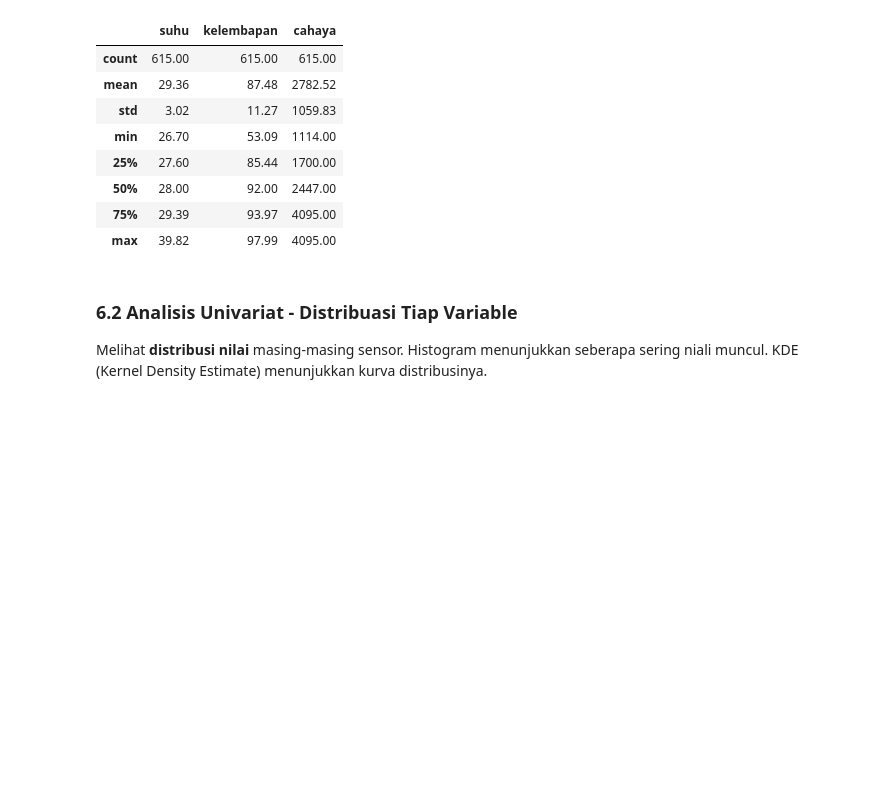
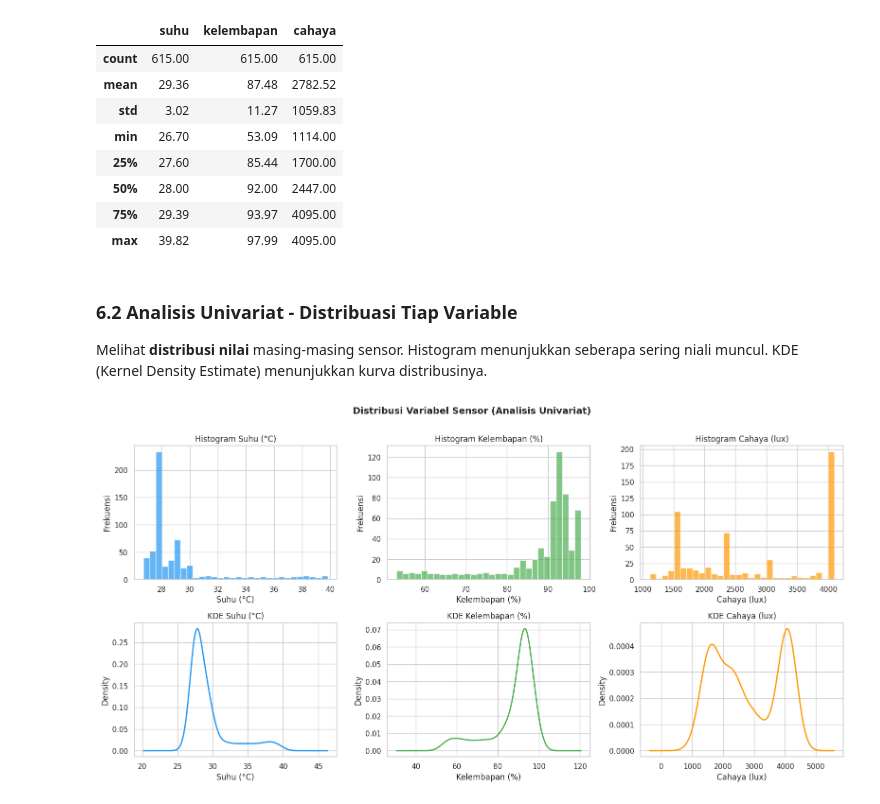
Before and after one commit to delafajarmulia/suhu-detector-ai, a Jupyter notebook: weather_analysis_1.ipynb, the cells around one changed output. Cells and saved outputs as stored; diff of their text form; code cells hidden in the pictures; blank space fills up the shorter version.

Commit message:
add: EDA analysis univariat

```diff
--- a/weather_analysis_1.ipynb
+++ b/weather_analysis_1.ipynb
@@ -389,3 +373,25 @@ timestamp
 ### 6.2 Analisis Univariat - Distribuasi Tiap Variable
 
 Melihat **distribusi nilai** masing-masing sensor. Histogram menunjukkan seberapa sering niali muncul. KDE (Kernel Density Estimate) menunjukkan kurva distribusinya.
+# %%
+fig, axes = plt.subplots(2, 3, figsize=(16, 8))
+colors = ['#2196F3', '#4CAF50', '#FF9800']
+labels = ['Suhu (°C)', 'Kelembapan (%)', 'Cahaya (lux)']
+
+for i, (col, color, label) in enumerate(zip(cols_sensor, colors, labels)):
+  # Histogram
+  axes[0, i].hist(df_feat[col].dropna(), bins=30, color=color, alpha=0.7, edgecolor='white')
+  axes[0, i].set_title(f'Histogram {label}')
+  axes[0, i].set_xlabel(label)
+  axes[0, i].set_ylabel('Frekuensi')
+
+  # KDE + Boxplot
+  df_feat[col].dropna().plot(kind='kde', ax=axes[1, i], color=color, linewidth=2)
+  axes[1, i].set_title(f'KDE {label}')
+  axes[1, i].set_xlabel(label)
+
+plt.suptitle('Distribusi Variabel Sensor (Analisis Univariat)', fontsize=14, fontweight='bold', y=1.01)
+plt.tight_layout()
+plt.show()
+# %% [output]
+[figure, added]
```
Also changed, not shown: parts of 2 cells of this notebook.
